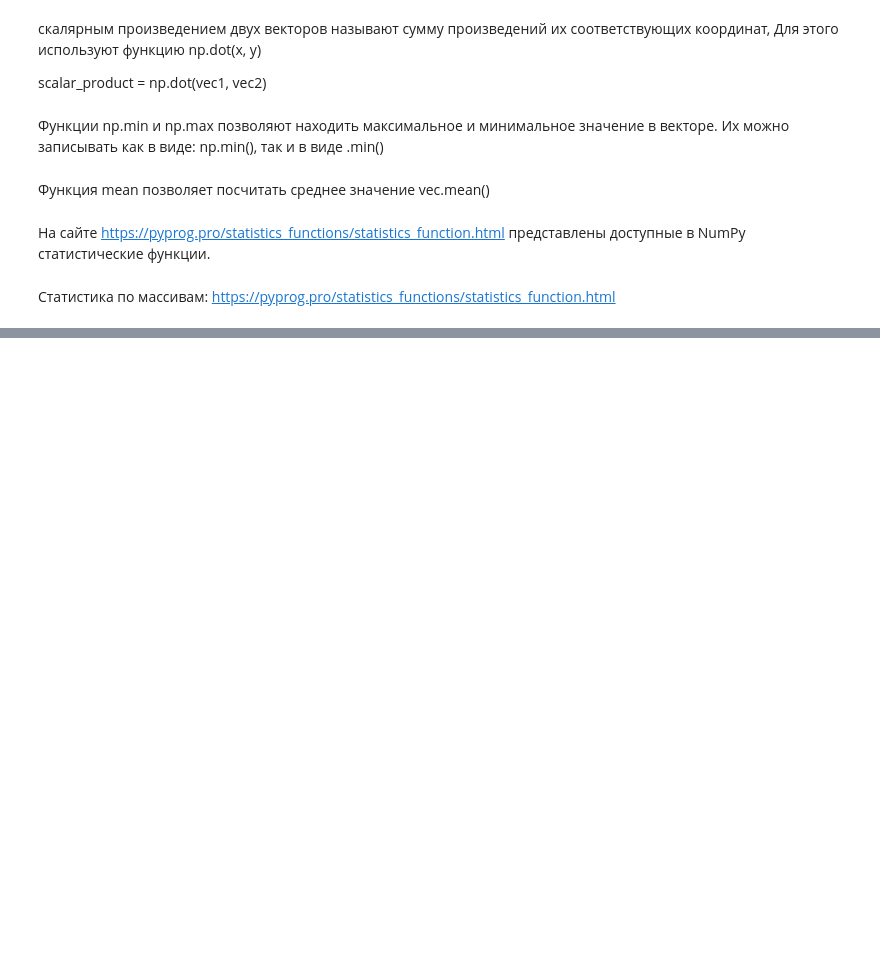
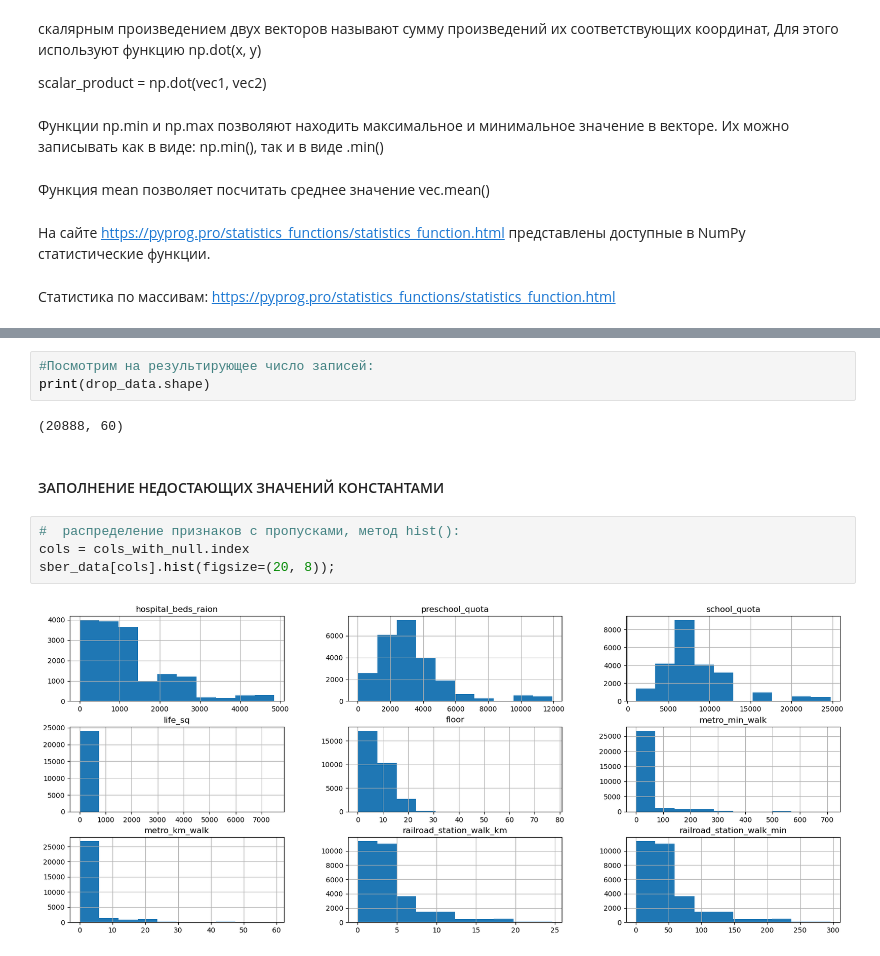
Before and after one commit to EgorkaLS/SF_Egor, a Jupyter notebook: Trening/abstract.ipynb, the cells around one changed output, grey strips where cells are left out. Saved outputs shown, nothing was run; the diff lists cells and outputs as text; blank space fills up the shorter version.

```diff
--- a/Trening/abstract.ipynb
+++ b/Trening/abstract.ipynb
@@ -330,0 +1686,13 @@ https://pyprog.pro/statistics_functions/statistics_function.html
+# %%
+#Посмотрим на результирующее число записей:
+print(drop_data.shape)
+# %% [output]
+(20888, 60)
+# %% [markdown]
+#### ЗАПОЛНЕНИЕ НЕДОСТАЮЩИХ ЗНАЧЕНИЙ КОНСТАНТАМИ
+# %%
+#  распределение признаков с пропусками, метод hist():
+cols = cols_with_null.index
+sber_data[cols].hist(figsize=(20, 8));
+# %% [output]
+[figure, added]
```
Also changed, not shown: parts of 224 cells of this notebook, 26 other files.
